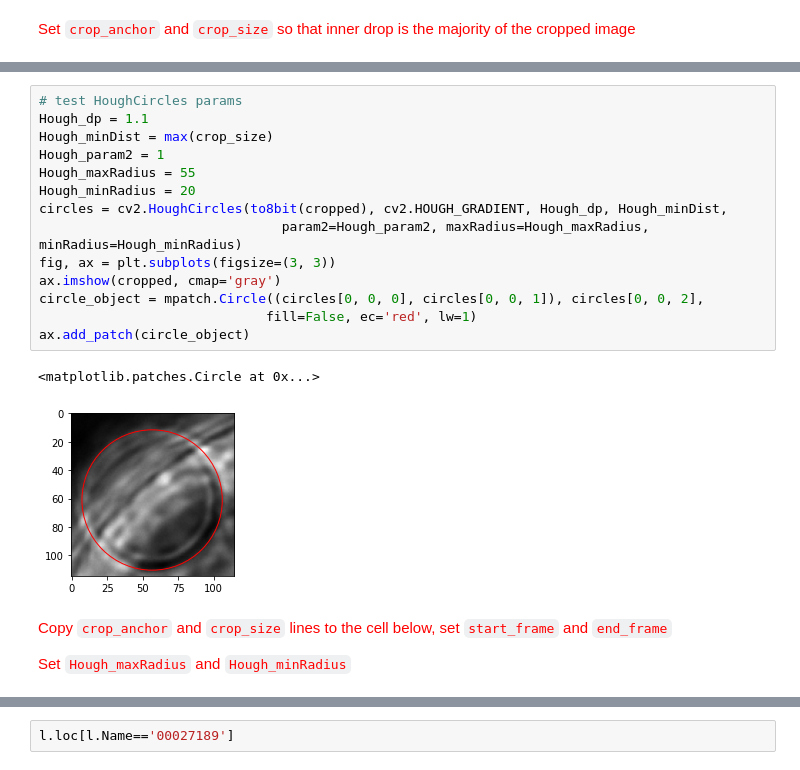
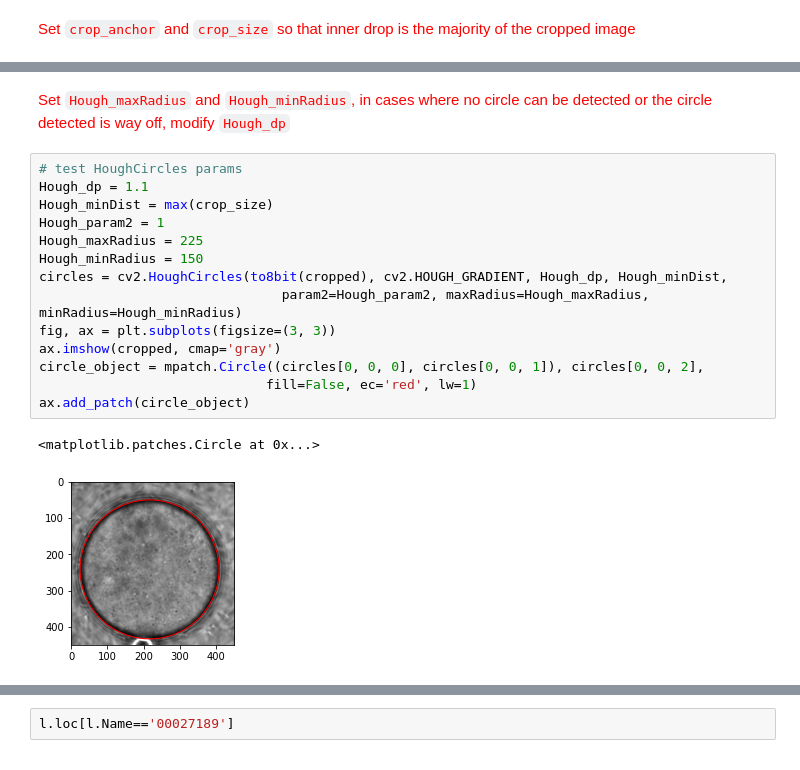
Before and after one commit to ZLoverty/DE, a Jupyter notebook: Code/Circle-detection/crop-HoughCircles-Copy1.ipynb, the cells around one changed output, grey strips where cells are left out. Drawn from its saved outputs; the diff is of its cells as text.

```diff
--- a/Code/Circle-detection/crop-HoughCircles-Copy1.ipynb
+++ b/Code/Circle-detection/crop-HoughCircles-Copy1.ipynb
@@ -49,24 +49,22 @@ plt.imshow(cropped, cmap='gray')
-# %%
-# test HoughCircles params
-Hough_dp = 1.1
-Hough_minDist = max(crop_size)
-Hough_param2 = 1
-Hough_maxRadius = 55
-Hough_minRadius = 20
-circles = cv2.HoughCircles(to8bit(cropped), cv2.HOUGH_GRADIENT, Hough_dp, Hough_minDist,
-                               param2=Hough_param2, maxRadius=Hough_maxRadius, minRadius=Hough_minRadius)
-fig, ax = plt.subplots(figsize=(3, 3))
-ax.imshow(cropped, cmap='gray')
-circle_object = mpatch.Circle((circles[0, 0, 0], circles[0, 0, 1]), circles[0, 0, 2],
-                             fill=False, ec='red', lw=1)
-ax.add_patch(circle_object)
-# %% [output]
-<matplotlib.patches.Circle at 0x...>
-[figure, old version]
 # %% [markdown]
-<font color='red'> Copy `crop_anchor` and `crop_size` lines to the cell below, set `start_frame` and `end_frame`
-
-<font color='red'> Set `Hough_maxRadius` and `Hough_minRadius`
+<font color='red'> Set `Hough_maxRadius` and `Hough_minRadius`, in cases where no circle can be detected or the circle detected is way off, modify `Hough_dp`
+# %%
+# test HoughCircles params
+Hough_dp = 1.1
+Hough_minDist = max(crop_size)
+Hough_param2 = 1
+Hough_maxRadius = 225
+Hough_minRadius = 150
+circles = cv2.HoughCircles(to8bit(cropped), cv2.HOUGH_GRADIENT, Hough_dp, Hough_minDist,
+                               param2=Hough_param2, maxRadius=Hough_maxRadius, minRadius=Hough_minRadius)
+fig, ax = plt.subplots(figsize=(3, 3))
+ax.imshow(cropped, cmap='gray')
+circle_object = mpatch.Circle((circles[0, 0, 0], circles[0, 0, 1]), circles[0, 0, 2],
+                             fill=False, ec='red', lw=1)
+ax.add_patch(circle_object)
+# %% [output]
+<matplotlib.patches.Circle at 0x...>
+[figure, new version]
 # %%
 # Initial params
 # crop_anchor = np.array([190, 140]) # upper left corner coords, int
```
Also changed, not shown: parts of 6 cells of this notebook, 2 other files.
